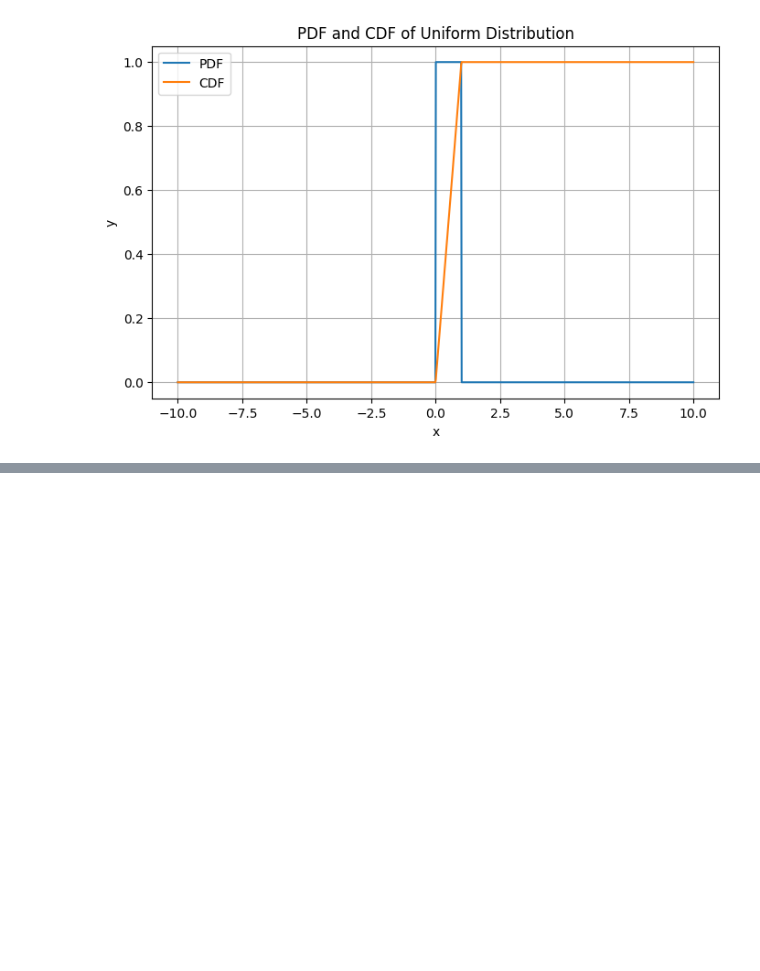
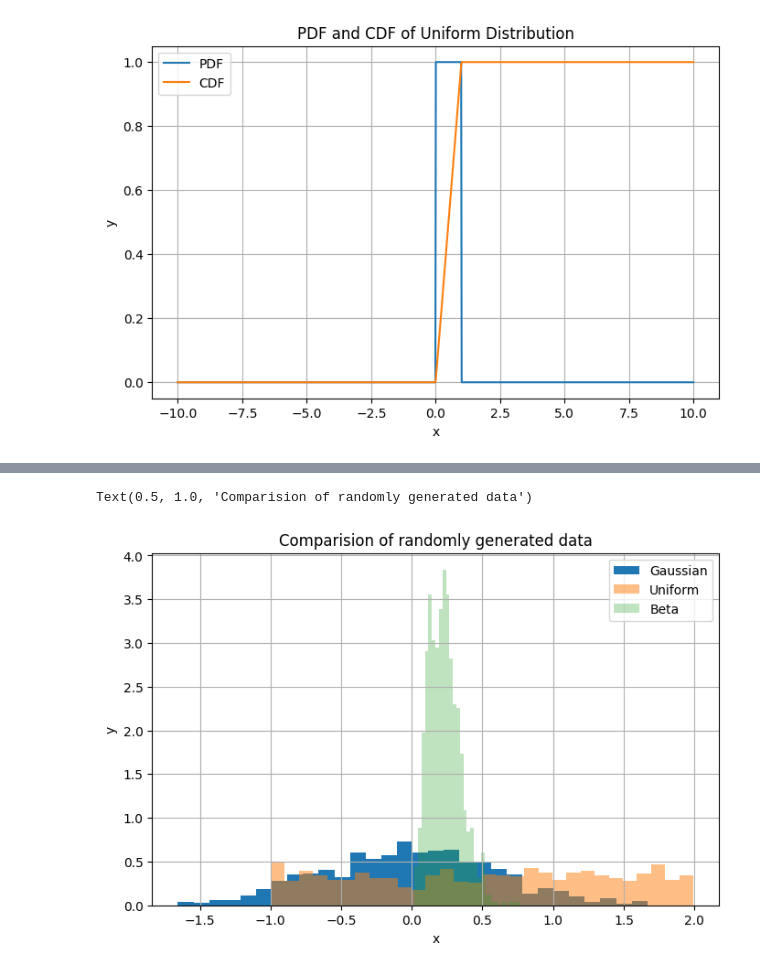
Before and after one commit to g1nj0L/AAQL_2025, a Jupyter notebook: problemes/problem_0.ipynb, the cells around one changed output, grey strips where cells are left out. Drawn from its saved outputs; the diff is of its cells as text; code cells hidden in the pictures; blank space fills up the shorter version.

```diff
--- a/problemes/problem_0.ipynb
+++ b/problemes/problem_0.ipynb
@@ -200,0 +211,21 @@ Text(0.5, 1.0, 'PDF and CDF of Gaussian Distribution')
+# %%
+fig = plt.figure(figsize=(8,5)) # Generate an empty plot with the dimensions specified: (width, height) in inches
+ax = fig.add_subplot(1,1,1) # We generate the axes for our plot (nrows, ncols, index)
+
+countN, binsN, ignoredN = plt.hist(y_normal, 30, density=True, label='Gaussian')
+#ax.plot(x, y_normal, label='Gaussian', color='b')
+
+countU, binsU, ignoredU = plt.hist(y_uniform, 30, density=True, alpha=0.5, label='Uniform')
+#ax.plot(x, y_uniform, label='Uniform', alpha=0.5, color='#f77f07')
+
+countB, binsB, ignoredB = plt.hist(y_beta, 30, density=True, alpha=0.3, label='Beta')
+#???
+
+ax.grid() # Plot a grid
+ax.legend() # Plot a legend
+ax.set_xlabel('x') # Add the x axis label
+ax.set_ylabel('y') # Add the y axis label
+ax.set_title('Comparision of randomly generated data') # Set a title for the whole plot
+# %% [output]
+Text(0.5, 1.0, 'Comparision of randomly generated data')
+[figure, added]
```
Also changed, not shown: parts of 14 cells of this notebook.
